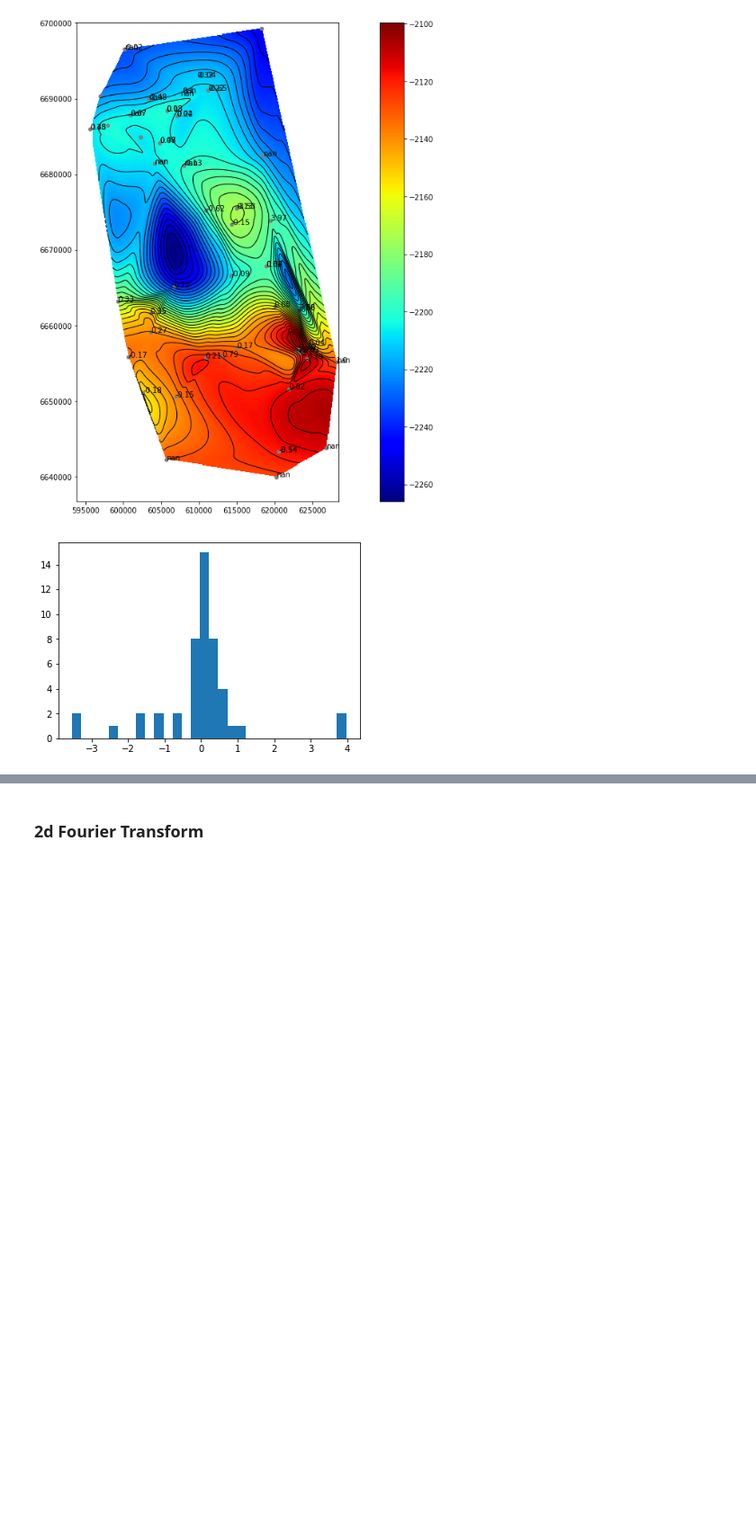
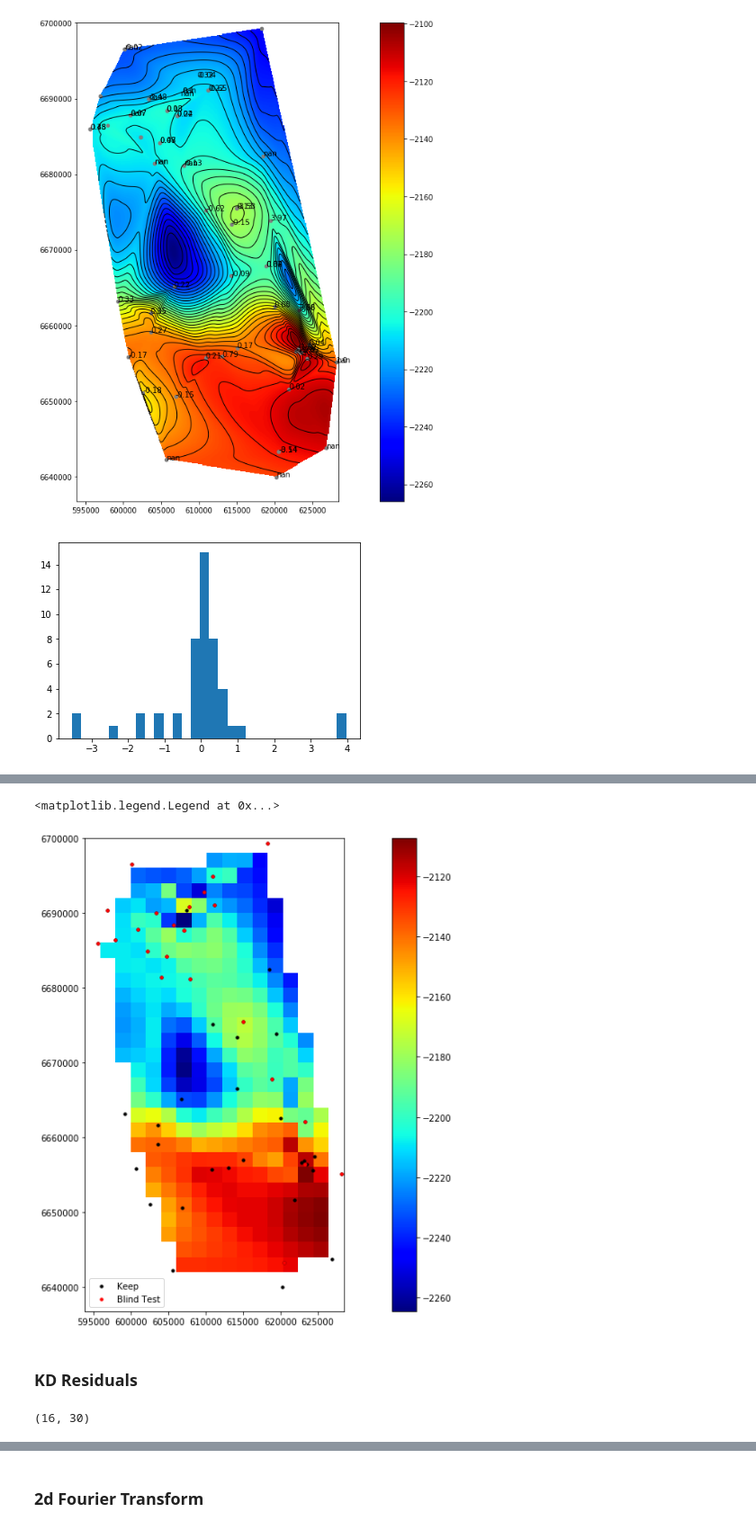
Before and after one commit to efpeel/wonkeycontact, a Jupyter notebook: wonky_tom.ipynb, the cells around one changed output, grey strips where cells are left out. Shown: that part at 90% size. Saved outputs shown, nothing was run; the diff lists cells and outputs as text; code cells hidden in the pictures; blank space fills up the shorter version.

```diff
--- a/wonky_tom.ipynb
+++ b/wonky_tom.ipynb
@@ -336,0 +361,25 @@ n, bins, _ = plt.hist(new_res_list, bins='auto',  range=rng2)
+# %%
+#Create numpy arrays of point co-ordinates and then values from input data
+points = np.array(list(zip(xk, yk)))
+values = zk
+# %%
+#Perform interpolation of data in to the specified grid using scipy
+gridded = griddata(points, values, (grid_x, grid_y), method='cubic')
+# %%
+plt.figure(figsize=(20,10))
+plt.imshow(gridded.T, origin='lower', extent=extent, cmap='jet')
+plt.colorbar()
+
+
+plt.scatter(xk, yk, s=10, c='k', label = 'Keep')
+plt.scatter(xb, yb, s=10, c = 'r', label='Blind Test')
+plt.legend()
+# %% [output]
+<matplotlib.legend.Legend at 0x...>
+[figure, added]
+# %% [markdown]
+### KD Residuals
+# %%
+gridded.shape
+# %% [output]
+(16, 30)
```
Also changed, not shown: parts of 26 cells of this notebook, 2 other files.
